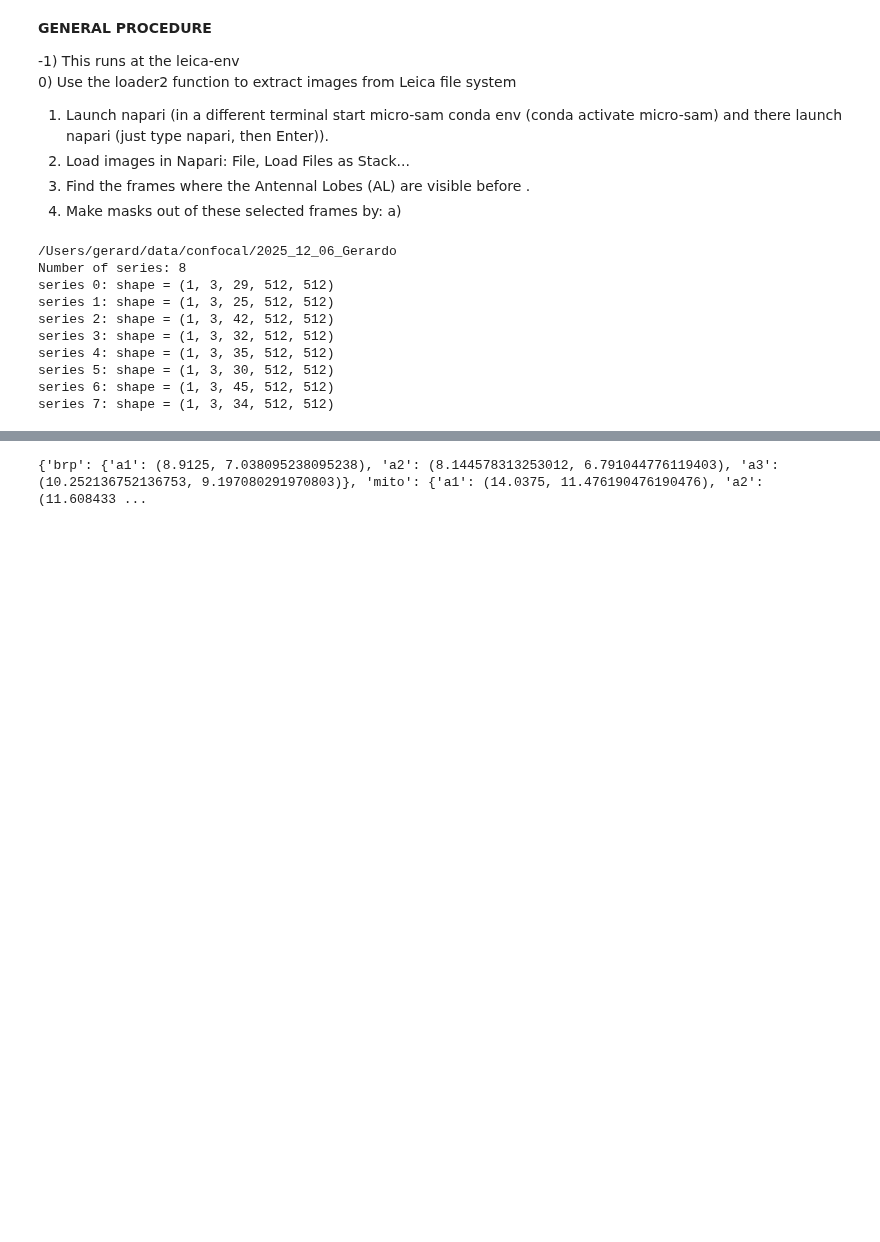
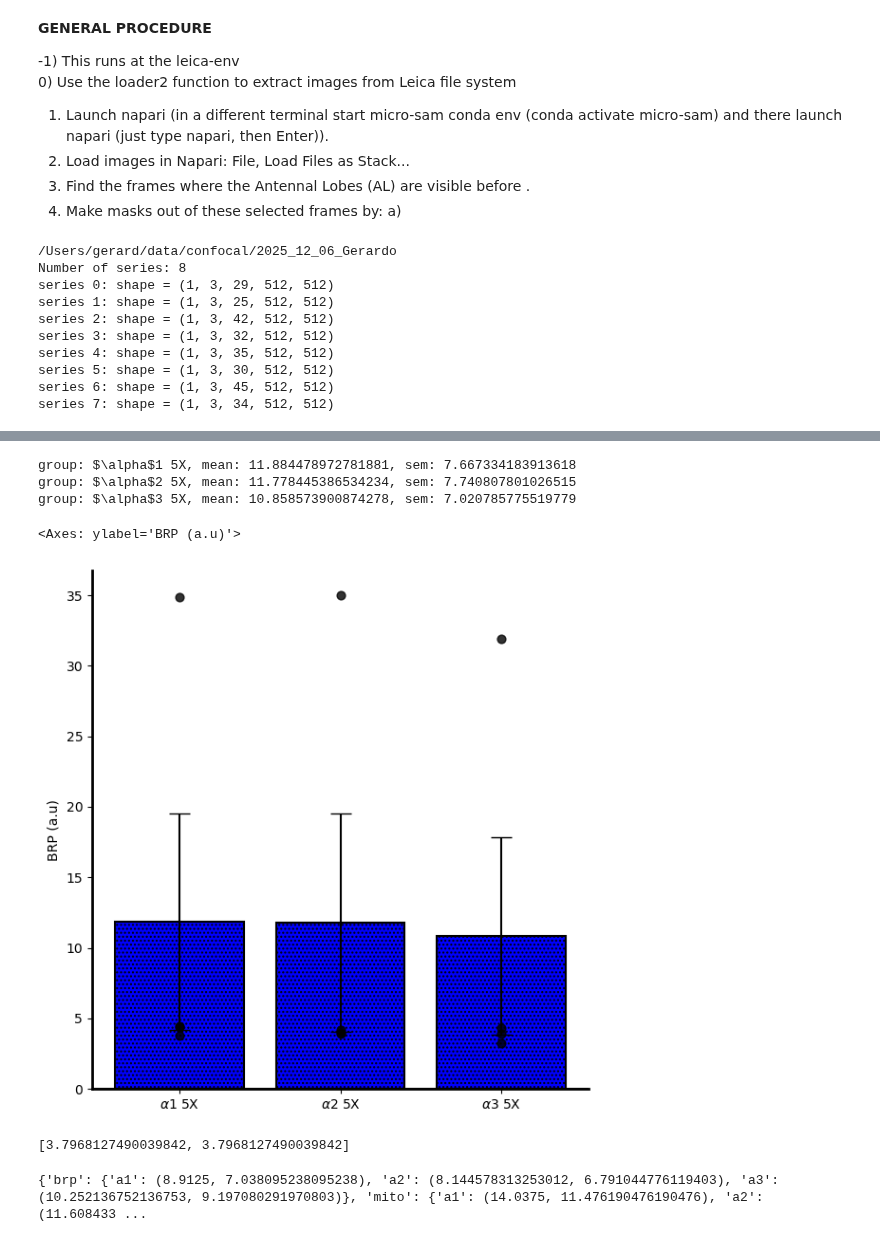
Before and after one commit to gmalagonv/confocal, a Jupyter notebook: analysis_notebooks/25_12_06.ipynb, the cells around one changed output, grey strips where cells are left out. Drawn from its saved outputs; the diff is of its cells as text; code cells hidden in the pictures; blank space fills up the shorter version.

```diff
--- a/analysis_notebooks/25_12_06.ipynb
+++ b/analysis_notebooks/25_12_06.ipynb
@@ -252,0 +36,9 @@ hsp: {'a1': (9.658919128016295, 6.750244496960509), 'a2': (9.341900979033651, 7.
+# %%
+#############  5X
+
+sig4= signals('2025_12_06','Gerardo', 4, ['MB'],['brp','mito','hsp70'],server=True)
+sig5= signals('2025_12_06','Gerardo', 5, ['MB'],['brp','mito','hsp70'],server=True)
+sig6= signals('2025_12_06','Gerardo', 6, ['MB'],['brp','mito','hsp70'],server=True)
+sig7= signals('2025_12_06','Gerardo', 7, ['MB'],['brp','mito','hsp70'],server=True)
+
+##############  1X
@@ -253,3 +137,49 @@ hsp: {'a1': (9.658919128016295, 6.750244496960509), 'a2': (9.341900979033651, 7.
+# %%
+plot_bars_with_sem3([
+                    brp_a1_5x_all_r,
+                    #  brp_a1_1x_all_r,
+                    brp_a2_5x_all_r,
+                    #  brp_a2_1x_all_r,
+                     brp_a3_5x_all_r,
+                    #  brp_a3_1x_all_r,
+
+                     ],
+                    labels = [
+                        r'$\alpha$1 5X',
+                        # r'$\alpha$1 1X',
+                        r'$\alpha$2 5X',
+                        # r'$\alpha$2 1X',
+                        r'$\alpha$3 5X',
+                        # r'$\alpha$3 1X',
+
+
+
+                        ], ylabel="BRP (a.u)", figsize=(6,6),
+                       bar_color=["blue"], dot_color="black", spine_width=2,
+                       pattern = ['....'])
+# %% [output]
+group: $\alpha$1 5X, mean: 11.884478972781881, sem: 7.667334183913618
+group: $\alpha$2 5X, mean: 11.778445386534234, sem: 7.740807801026515
+group: $\alpha$3 5X, mean: 10.858573900874278, sem: 7.020785775519779
+<Axes: ylabel='BRP (a.u)'>
+[figure, added]
+# %%
+brp_a1_5x_all_r = [sig4['MB']['brp']['1'], sig5['MB']['brp']['1']]#+ sig4['MB']['brp']['1']+ sig4['MB']['brp']['1'] + sig4['MB']['brp']['1'])
+print ((brp_a1_5x_all_r))
+
+
+# brp_a2_5x_all_r = list(brr1['brp']['a2']+ brr2['brp']['a2']+ brr3['brp']['a2']+ brr4['brp']['a2'] + brr5['brp']['a2'])
+# brp_a3_5x_all_r = list(brr1['brp']['a3']+ brr2['brp']['a3']+ brr3['brp']['a3']+ brr4['brp']['a3'] + brr5['brp']['a3'])
+
+# hsp_a1_5x_all_r = list(brr1['hsp']['a1']+ brr2['hsp']['a1']+ brr3['hsp']['a1']+ brr4['hsp']['a1'] + brr5['hsp']['a1'])
+# hsp_a2_5x_all_r = list(brr1['hsp']['a2']+ brr2['hsp']['a2']+ brr3['hsp']['a2']+ brr4['hsp']['a2'] + brr5['hsp']['a2'])
+# hsp_a3_5x_all_r = list(brr1['hsp']['a3']+ brr2['hsp']['a3']+ brr3['hsp']['a3']+ brr4['hsp']['a3'] + brr5['hsp']['a3'])
+
+# mito_a1_5x_all_r = list(brr1['mito']['a1']+ brr2['mito']['a1']+ brr3['mito']['a1']+ brr4['mito']['a1'] + brr5['mito']['a1'])
+# mito_a2_5x_all_r = list(brr1['mito']['a2']+ brr2['mito']['a2']+ brr3['mito']['a2']+ brr4['mito']['a2'] + brr5['mito']['a2'])
+# mito_a3_5x_all_r = list(brr1['mito']['a3']+ brr2['mito']['a3']+ brr3['mito']['a3']+ brr4['mito']['a3'] + brr5['mito']['a3'])
+# %% [output]
+[3.7968127490039842, 3.7968127490039842]
 # %%
 # RAW
 ##### 5x
```
Also changed, not shown: parts of 10 cells of this notebook, 2 other files.
